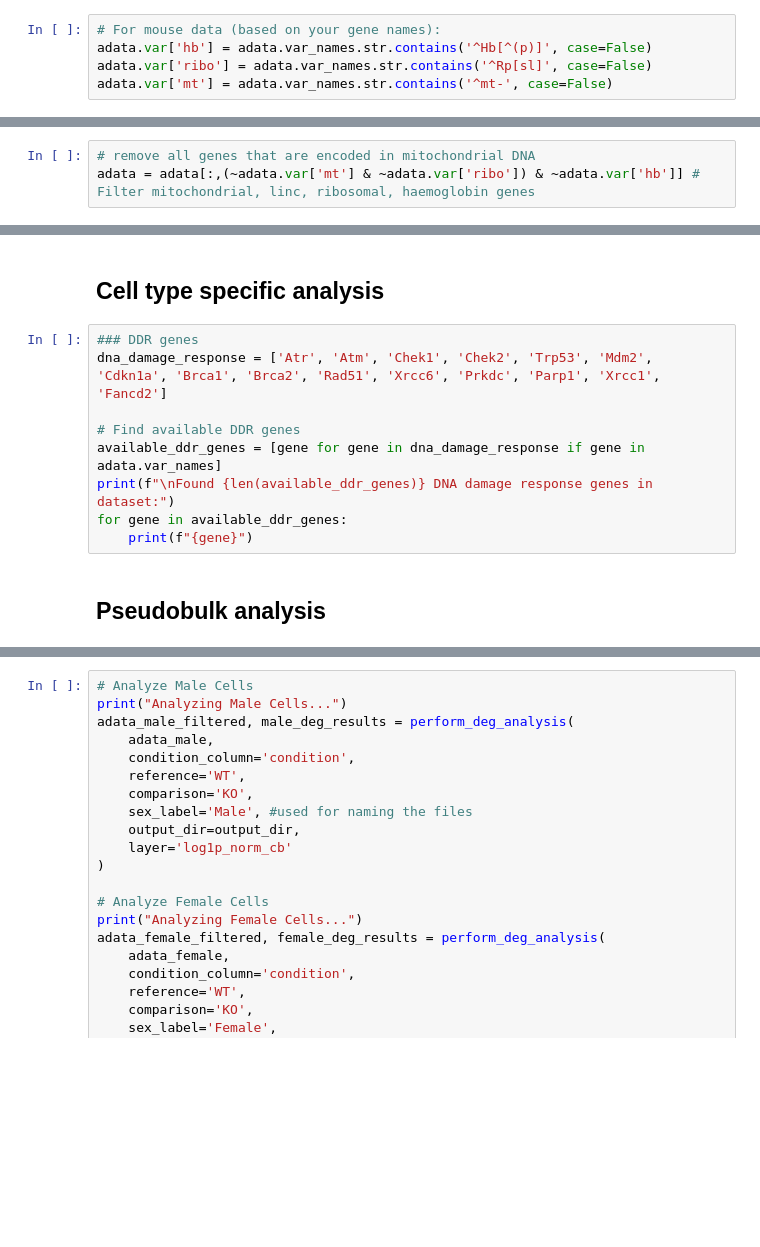
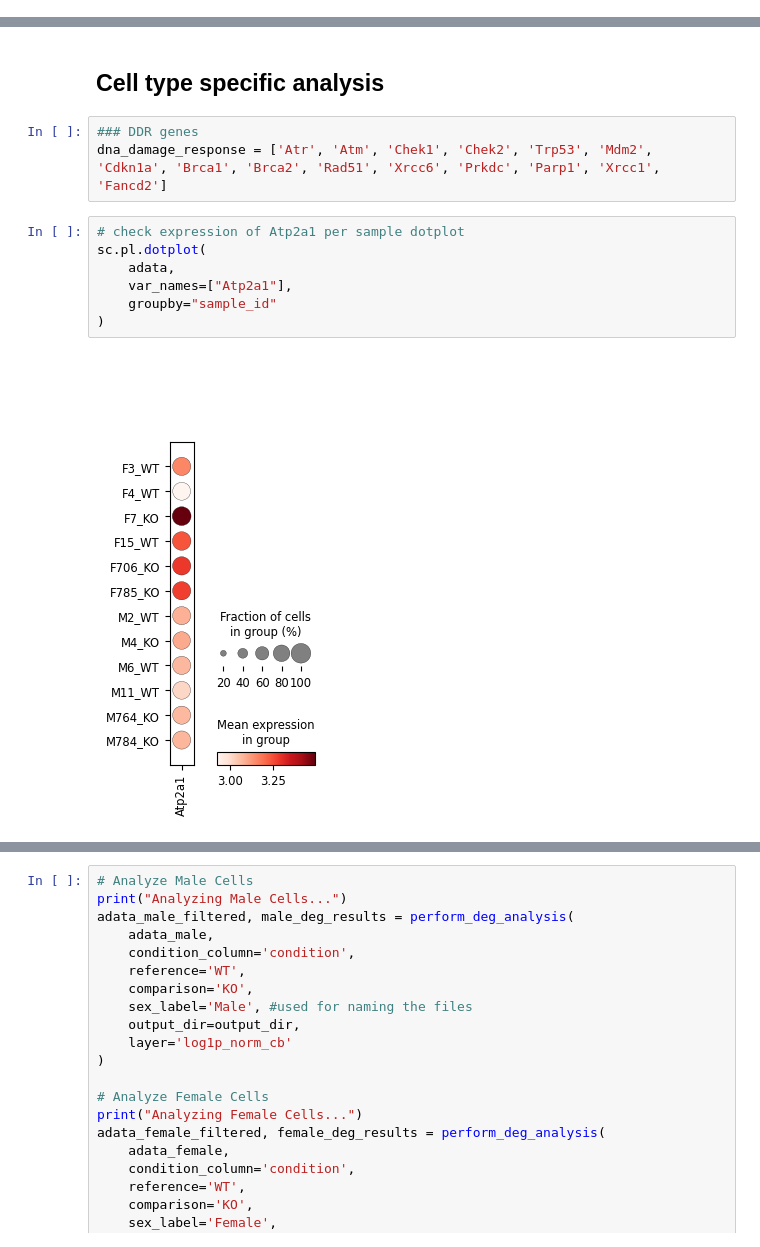
Before and after one commit to akanksha-sachan/TA_muscle_ageing, a Jupyter notebook: py_scripts/DEG_related/DEG_pathway_analysis.ipynb, the cells around one changed output, grey strips where cells are left out. Saved outputs shown, nothing was run; the diff lists cells and outputs as text; blank space fills up the shorter version.

```diff
--- a/py_scripts/DEG_related/DEG_pathway_analysis.ipynb
+++ b/py_scripts/DEG_related/DEG_pathway_analysis.ipynb
@@ -244,5 +241,0 @@ print(mt_counts_log1p_norm_cb.sum())
-# %%
-# For mouse data (based on your gene names):
-adata.var['hb'] = adata.var_names.str.contains('^Hb[^(p)]', case=False)
-adata.var['ribo'] = adata.var_names.str.contains('^Rp[sl]', case=False)
-adata.var['mt'] = adata.var_names.str.contains('^mt-', case=False)
@@ -263,6 +242,3 @@ Ribosomal genes found:
-# %%
-# remove all genes that are encoded in mitochondrial DNA
-adata = adata[:,(~adata.var['mt'] & ~adata.var['ribo']) & ~adata.var['hb']] # Filter mitochondrial, linc, ribosomal, haemoglobin genes
 # %%
 adata_male = adata[adata.obs['sex'] == 'M']
 adata_female = adata[adata.obs['sex'] == 'F']
@@ -276,11 +252,12 @@ sc.settings.figdir = output_dir
 # %%
 ### DDR genes
 dna_damage_response = ['Atr', 'Atm', 'Chek1', 'Chek2', 'Trp53', 'Mdm2', 'Cdkn1a', 'Brca1', 'Brca2', 'Rad51', 'Xrcc6', 'Prkdc', 'Parp1', 'Xrcc1', 'Fancd2']
-
-# Find available DDR genes
-available_ddr_genes = [gene for gene in dna_damage_response if gene in adata.var_names]
-print(f"\nFound {len(available_ddr_genes)} DNA damage response genes in dataset:")
-for gene in available_ddr_genes:
-    print(f"{gene}")
-# %% [markdown]
-## Pseudobulk analysis
+# %%
+# check expression of Atp2a1 per sample dotplot
+sc.pl.dotplot(
+    adata,
+    var_names=["Atp2a1"],
+    groupby="sample_id"
+)
+# %% [output]
+[figure, added]
```
Also changed, not shown: parts of 22 cells of this notebook, 12 other files.
